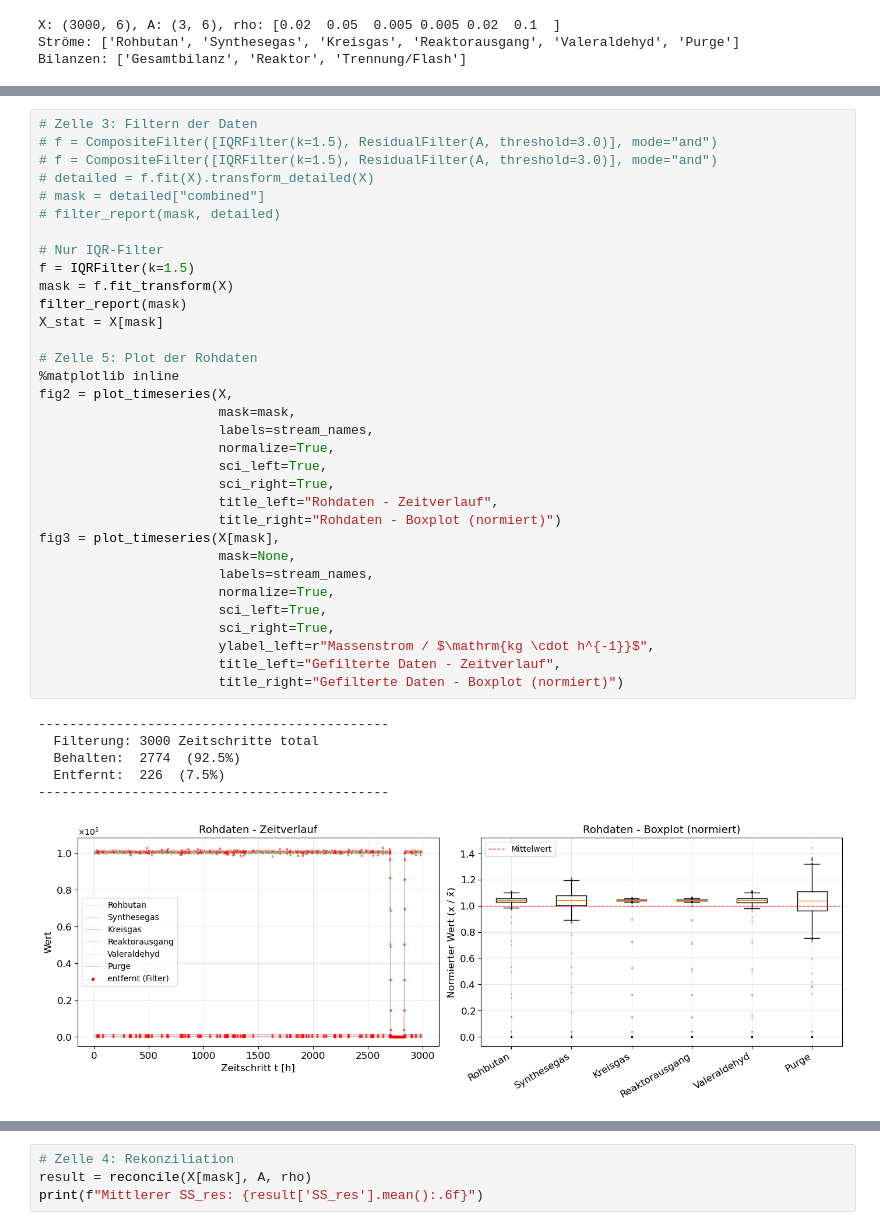
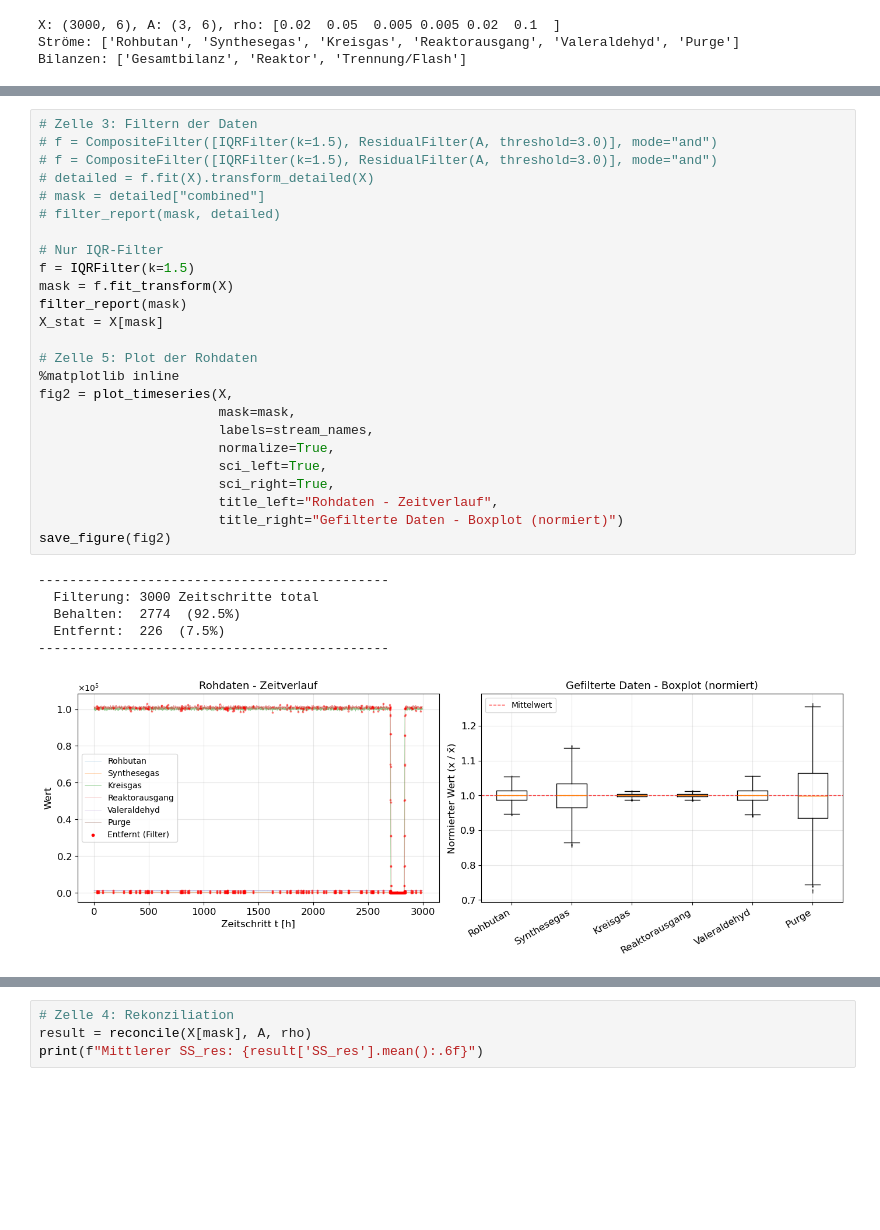
Before and after one commit to PhilippKretzschmar/data-reconciliation, a Jupyter notebook: notebooks/Untitled.ipynb, the cells around one changed output, grey strips where cells are left out. Drawn from its saved outputs; the diff is of its cells as text; blank space fills up the shorter version.

Commit message:
fix: vis: Bei Übergabe von mask=mask in plot_timeseries wird Filterergebnis rechts im Boxplot angezeigt, nicht mehr die Originaldaten

```diff
--- a/notebooks/Untitled.ipynb
+++ b/notebooks/Untitled.ipynb
@@ -46,40 +48,32 @@ fig1 = plot_timeseries(X,
 # %%
 # Zelle 3: Filtern der Daten
 # f = CompositeFilter([IQRFilter(k=1.5), ResidualFilter(A, threshold=3.0)], mode="and")
 # f = CompositeFilter([IQRFilter(k=1.5), ResidualFilter(A, threshold=3.0)], mode="and")
 # detailed = f.fit(X).transform_detailed(X)
 # mask = detailed["combined"]
 # filter_report(mask, detailed)
 
 # Nur IQR-Filter
 f = IQRFilter(k=1.5)
 mask = f.fit_transform(X)
 filter_report(mask)
 X_stat = X[mask]
 
 # Zelle 5: Plot der Rohdaten
 %matplotlib inline
 fig2 = plot_timeseries(X,
                        mask=mask,
                        labels=stream_names,
                        normalize=True,
                        sci_left=True,
                        sci_right=True,
                        title_left="Rohdaten - Zeitverlauf",
-                       title_right="Rohdaten - Boxplot (normiert)")
-fig3 = plot_timeseries(X[mask],
-                       mask=None,
-                       labels=stream_names,
-                       normalize=True,
-                       sci_left=True,
-                       sci_right=True,
-                       ylabel_left=r"Massenstrom / $\mathrm{kg \cdot h^{-1}}$",
-                       title_left="Gefilterte Daten - Zeitverlauf",
                        title_right="Gefilterte Daten - Boxplot (normiert)")
+save_figure(fig2)
 # %% [output]
 ---------------------------------------------
   Filterung: 3000 Zeitschritte total
   Behalten:  2774  (92.5%)
   Entfernt:  226  (7.5%)
 ---------------------------------------------
-[figure, old version]
+[figure, new version]
```
Also changed, not shown: parts of 3 cells of this notebook, 3 other files.
